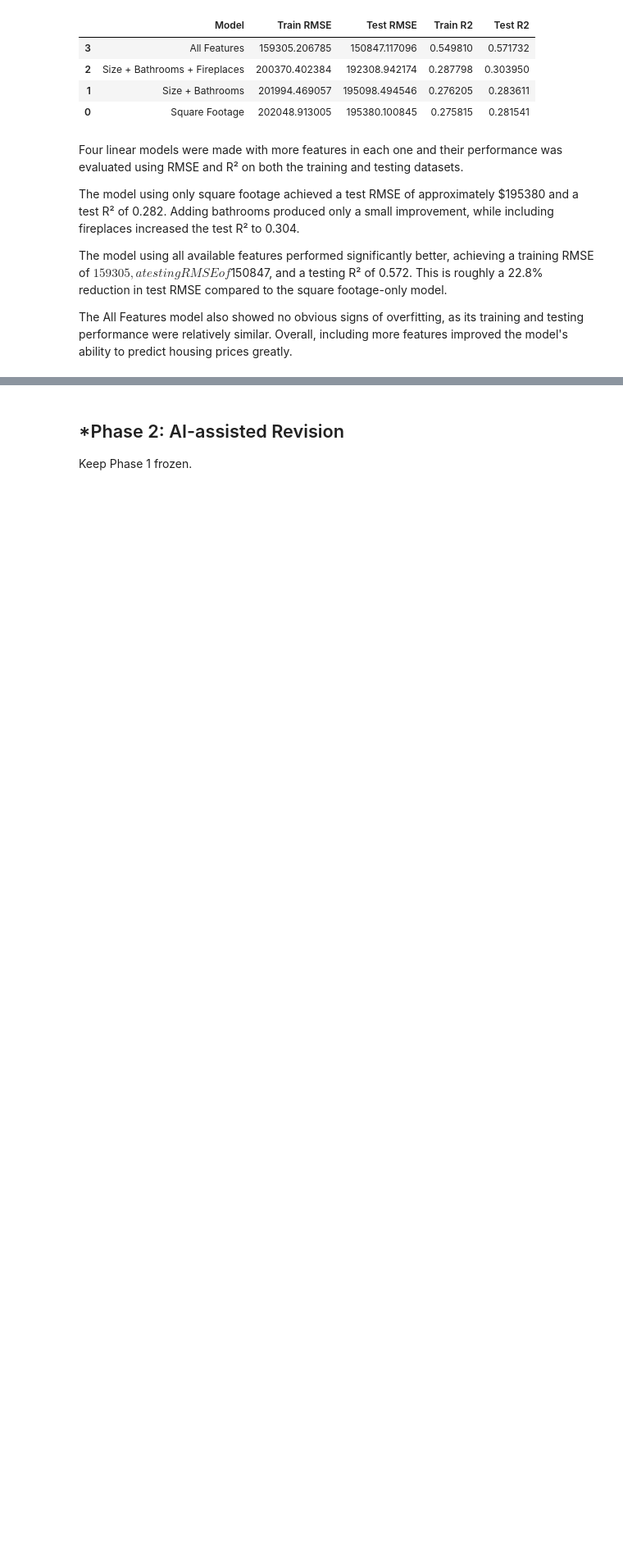
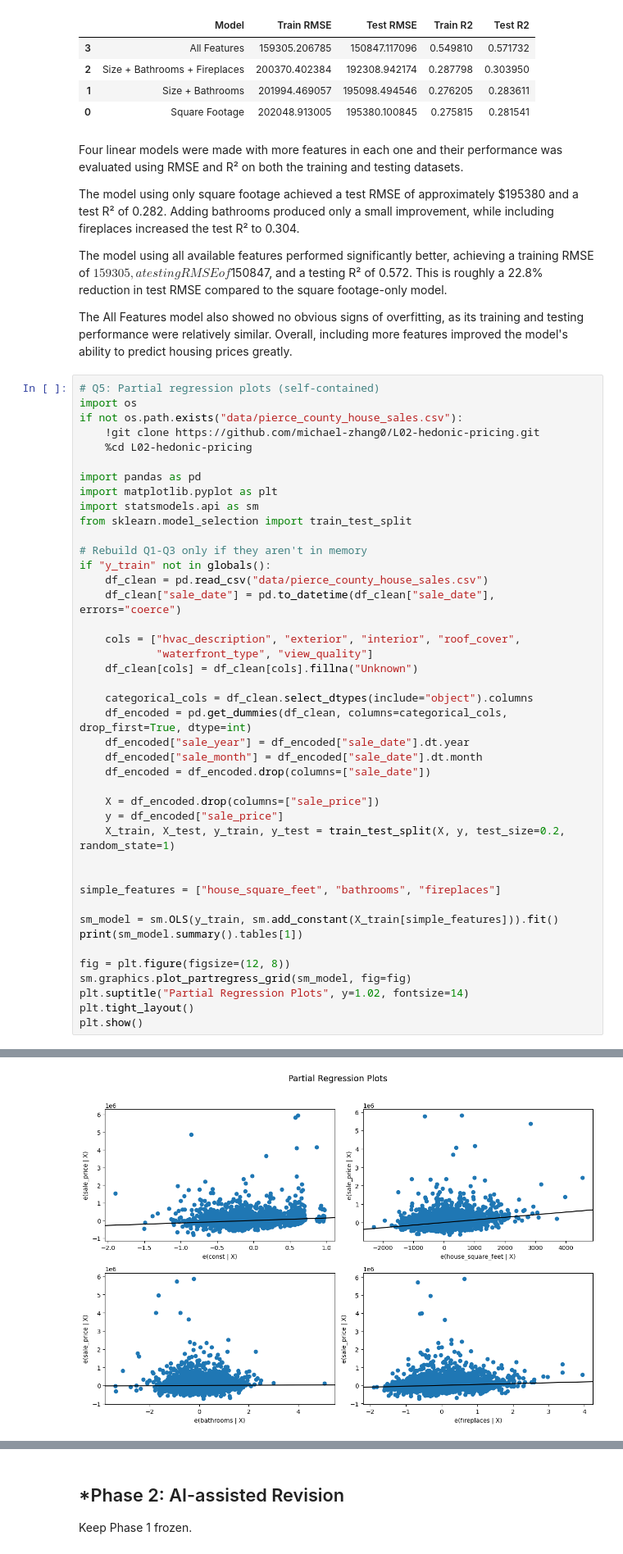
Before and after one commit to michael-zhang0/L02-hedonic-pricing, a Jupyter notebook: notebook.ipynb, the cells around one changed output, grey strips where cells are left out. Shown at 82% size. Cells and saved outputs as stored; diff of their text form; blank space fills up the shorter version.

```diff
--- a/notebook.ipynb
+++ b/notebook.ipynb
@@ -263,3 +263,46 @@ The model using only square footage achieved a test RMSE of approximately $19538
 The model using all available features performed significantly better, achieving a training RMSE of $159305, a testing RMSE of $150847, and a testing R² of 0.572. This is roughly a 22.8% reduction in test RMSE compared to the square footage-only model.
 
 The All Features model also showed no obvious signs of overfitting, as its training and testing performance were relatively similar. Overall, including more features improved the model's ability to predict housing prices greatly.
+# %%
+# Q5: Partial regression plots (self-contained)
+import os
+if not os.path.exists("data/pierce_county_house_sales.csv"):
+    !git clone https://github.com/michael-zhang0/L02-hedonic-pricing.git
+    %cd L02-hedonic-pricing
+
+import pandas as pd
+import matplotlib.pyplot as plt
+import statsmodels.api as sm
+from sklearn.model_selection import train_test_split
+
+# Rebuild Q1-Q3 only if they aren't in memory
+if "y_train" not in globals():
+    df_clean = pd.read_csv("data/pierce_county_house_sales.csv")
+    df_clean["sale_date"] = pd.to_datetime(df_clean["sale_date"], errors="coerce")
+
+    cols = ["hvac_description", "exterior", "interior", "roof_cover",
+            "waterfront_type", "view_quality"]
+    df_clean[cols] = df_clean[cols].fillna("Unknown")
+
+    categorical_cols = df_clean.select_dtypes(include="object").columns
+    df_encoded = pd.get_dummies(df_clean, columns=categorical_cols, drop_first=True, dtype=int)
+    df_encoded["sale_year"] = df_encoded["sale_date"].dt.year
+    df_encoded["sale_month"] = df_encoded["sale_date"].dt.month
+    df_encoded = df_encoded.drop(columns=["sale_date"])
+
+    X = df_encoded.drop(columns=["sale_price"])
+    y = df_encoded["sale_price"]
+    X_train, X_test, y_train, y_test = train_test_split(X, y, test_size=0.2, random_state=1)
+
+
+simple_features = ["house_square_feet", "bathrooms", "fireplaces"]
+
+sm_model = sm.OLS(y_train, sm.add_constant(X_train[simple_features])).fit()
+print(sm_model.summary().tables[1])
+
+fig = plt.figure(figsize=(12, 8))
+sm.graphics.plot_partregress_grid(sm_model, fig=fig)
+plt.suptitle("Partial Regression Plots", y=1.02, fontsize=14)
+plt.tight_layout()
+plt.show()
+# %% [output]
@@ -265,0 +317 @@ The All Features model also showed no obvious signs of overfitting, as its train
+[figure, added]
```
Also changed, not shown: parts of 7 cells of this notebook.
